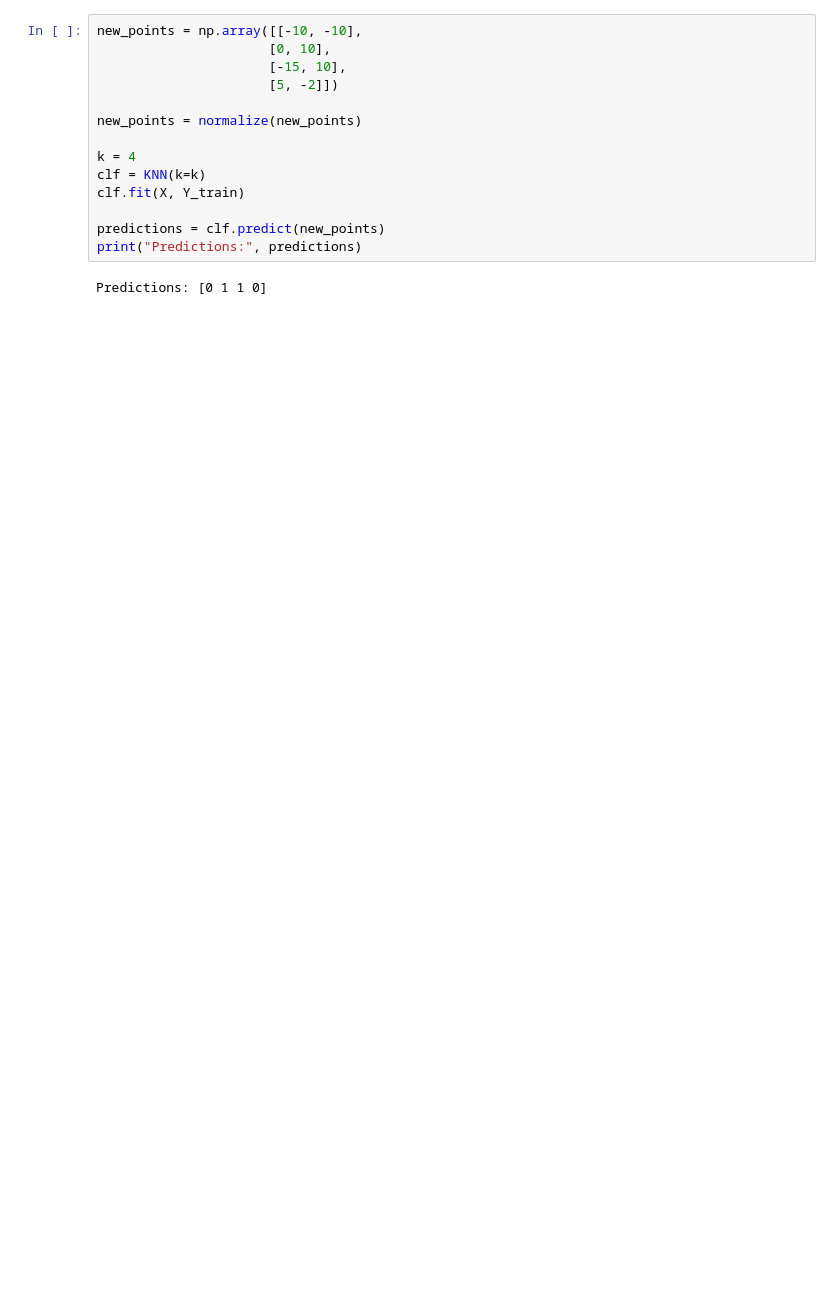
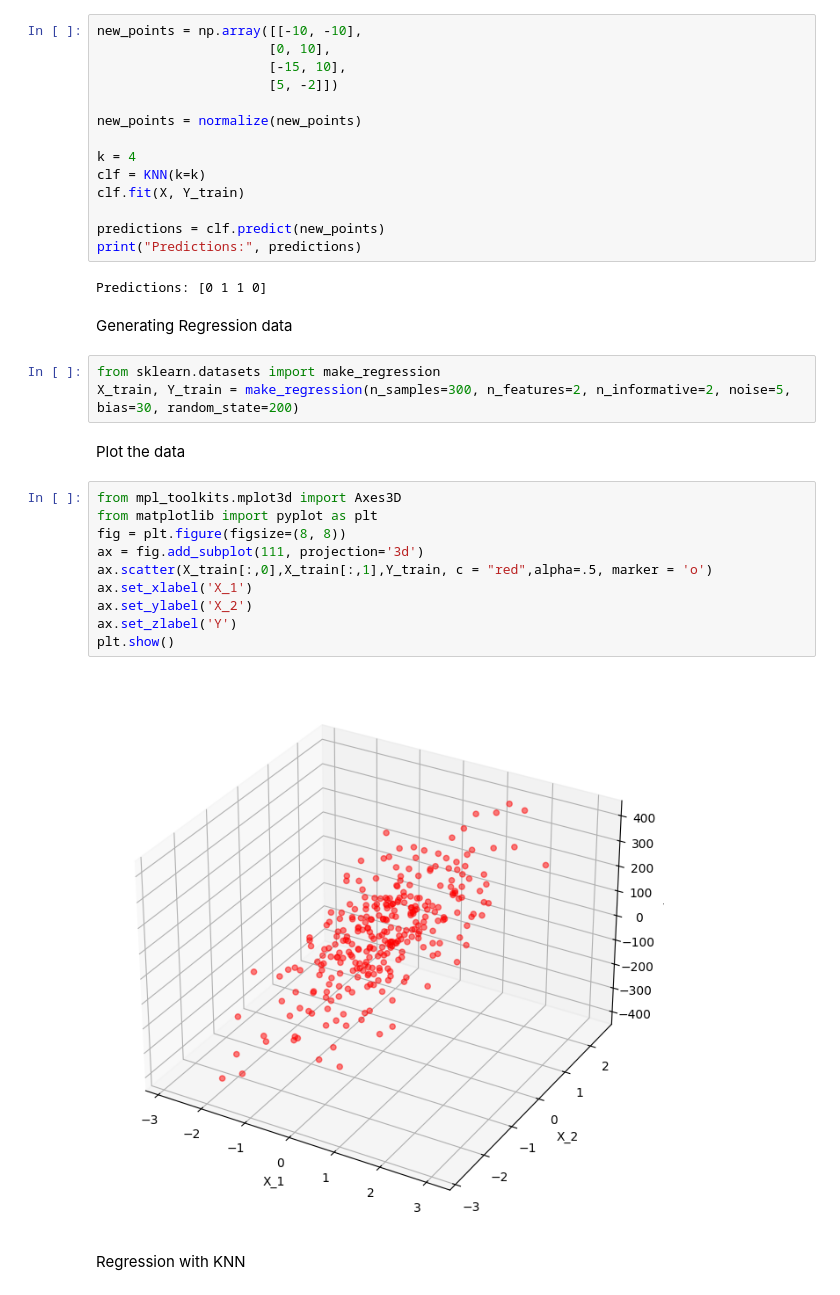
Before and after one commit to ex404aditya/ml_algos_coded, a Jupyter notebook: knn/knn.ipynb, the cells around one changed output. Saved outputs shown, nothing was run; the diff lists cells and outputs as text; blank space fills up the shorter version.

```diff
--- a/knn/knn.ipynb
+++ b/knn/knn.ipynb
@@ -92,5 +94,26 @@ predictions = clf.predict(new_points)
 print("Predictions:", predictions)
 # %% [output]
 Predictions: [0 1 1 0]
+# %% [markdown]
+Generating Regression data
+# %%
+from sklearn.datasets import make_regression
+X_train, Y_train = make_regression(n_samples=300, n_features=2, n_informative=2, noise=5, bias=30, random_state=200)
+# %% [markdown]
+Plot the data
+# %%
+from mpl_toolkits.mplot3d import Axes3D
+from matplotlib import pyplot as plt
+fig = plt.figure(figsize=(8, 8))
+ax = fig.add_subplot(111, projection='3d')
+ax.scatter(X_train[:,0],X_train[:,1],Y_train, c = "red",alpha=.5, marker = 'o')
+ax.set_xlabel('X_1')
+ax.set_ylabel('X_2')
+ax.set_zlabel('Y')
+plt.show()
+# %% [output]
+[figure, added]
+# %% [markdown]
+Regression with KNN
 # %%
 from knn import KNNRegressor
```
Also changed, not shown: parts of 4 cells of this notebook.
